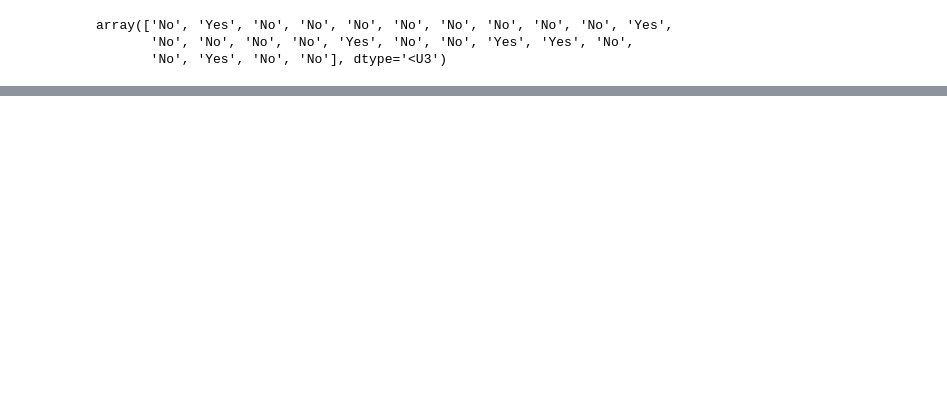
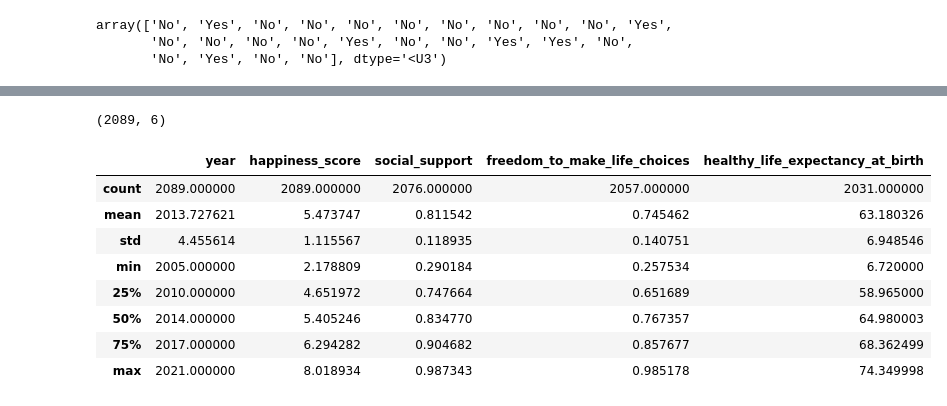
Before and after one commit to Ranjan234/Ranjan234, a Jupyter notebook: Maven_DataScience_with_Python.ipynb, the cells around one changed output, grey strips where cells are left out. Cells and saved outputs as stored; diff of their text form; code cells hidden in the pictures; blank space fills up the shorter version.

```diff
--- a/Maven_DataScience_with_Python.ipynb
+++ b/Maven_DataScience_with_Python.ipynb
@@ -186,0 +369,19 @@ pens.head(5)
+# %%
+# There are 2089 rows and 6 columns.
+df.shape
+# %% [output]
+(2089, 6)
+# %%
+# the years range from 2005 - 2021
+# hapiness scores range from 2 - 8
+df.describe()
+# %% [output]
+|  | year | happiness_score | social_support | freedom_to_make_life_choices | healthy_life_expectancy_at_birth |
+| count | 2089.000000 | 2089.000000 | 2076.000000 | 2057.000000 | 2031.000000 |
+| mean | 2013.727621 | 5.473747 | 0.811542 | 0.745462 | 63.180326 |
+| std | 4.455614 | 1.115567 | 0.118935 | 0.140751 | 6.948546 |
+| min | 2005.000000 | 2.178809 | 0.290184 | 0.257534 | 6.720000 |
+| 25% | 2010.000000 | 4.651972 | 0.747664 | 0.651689 | 58.965000 |
+| 50% | 2014.000000 | 5.405246 | 0.834770 | 0.767357 | 64.980003 |
+| 75% | 2017.000000 | 6.294282 | 0.904682 | 0.857677 | 68.362499 |
+| max | 2021.000000 | 8.018934 | 0.987343 | 0.985178 | 74.349998 |
```
Also changed, not shown: parts of 37 cells of this notebook.
